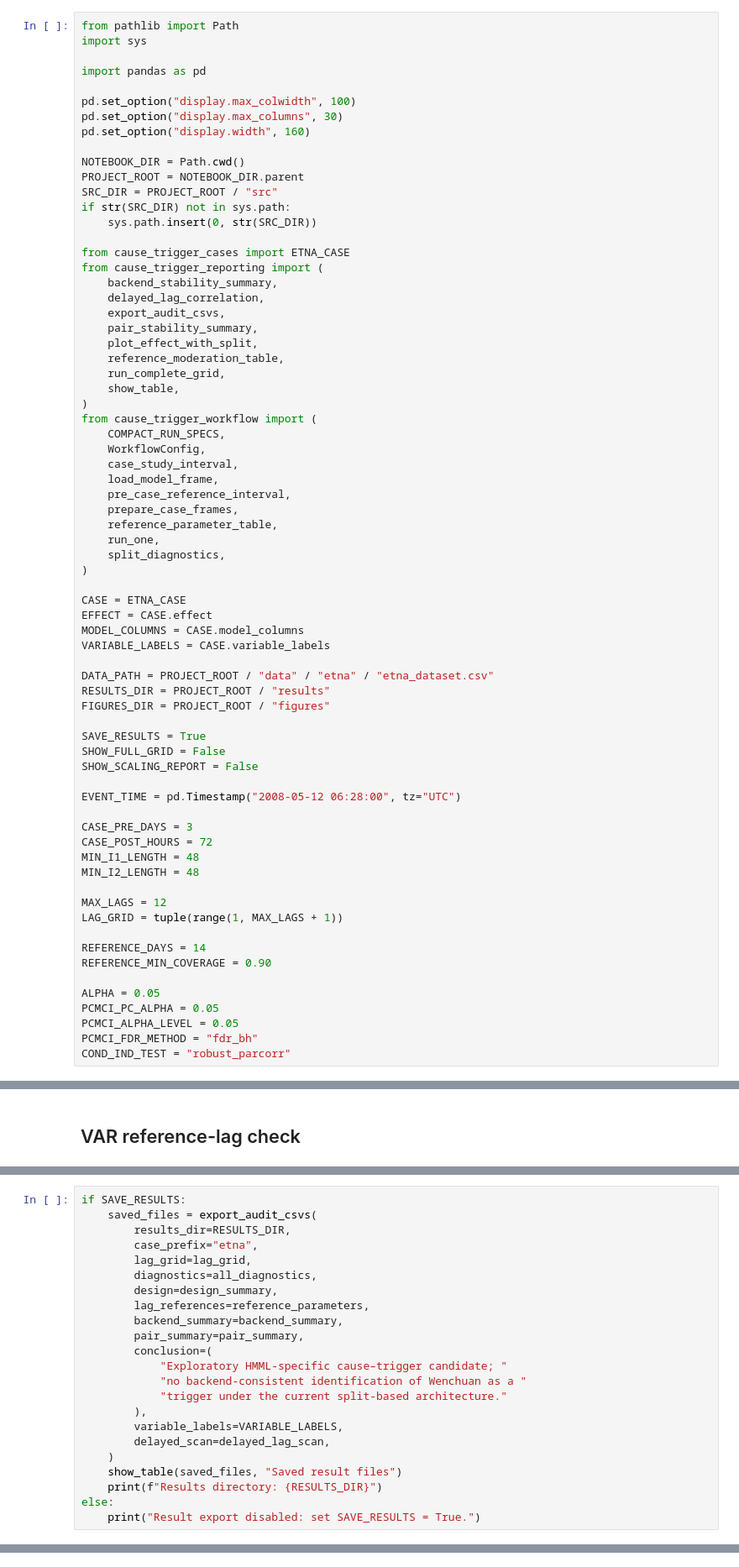
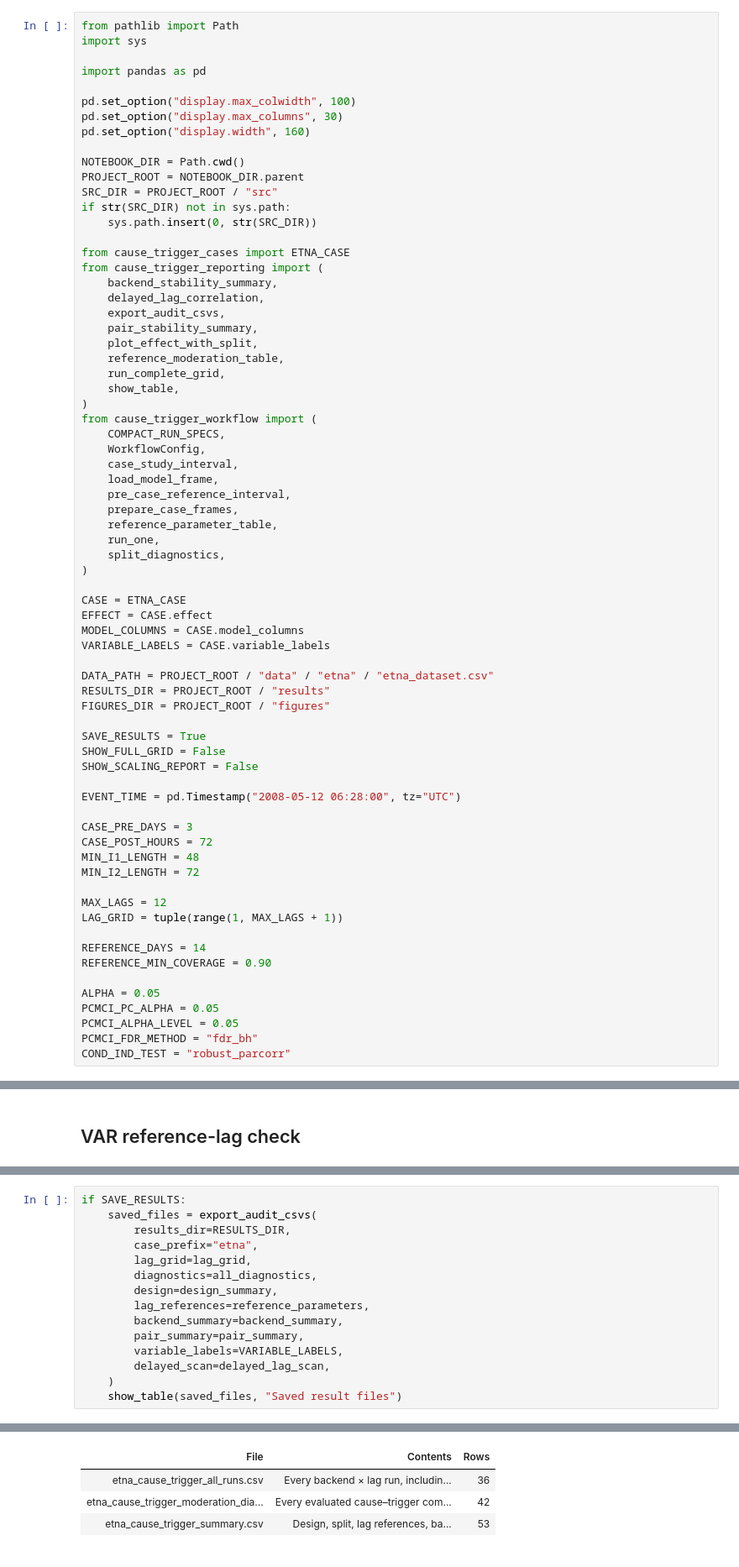
Before and after one commit to alectois/Distinguishing-Causes-and-Triggers-in-Volcanic-and-Seismic-Processes, a Jupyter notebook: notebooks/etna_cause_trigger.ipynb, the cells around one changed output, grey strips where cells are left out. Shown at 84% size. Drawn from its saved outputs; the diff is of its cells as text.

```diff
--- a/notebooks/etna_cause_trigger.ipynb
+++ b/notebooks/etna_cause_trigger.ipynb
@@ -76,7 +76,7 @@ EVENT_TIME = pd.Timestamp("2008-05-12 06:28:00", tz="UTC")
 CASE_PRE_DAYS = 3
 CASE_POST_HOURS = 72
 MIN_I1_LENGTH = 48
-MIN_I2_LENGTH = 48
+MIN_I2_LENGTH = 72
 
 MAX_LAGS = 12
 LAG_GRID = tuple(range(1, MAX_LAGS + 1))
@@ -354,15 +412,8 @@ if SAVE_RESULTS:
         lag_references=reference_parameters,
         backend_summary=backend_summary,
         pair_summary=pair_summary,
-        conclusion=(
-            "Exploratory HMML-specific cause–trigger candidate; "
-            "no backend-consistent identification of Wenchuan as a "
-            "trigger under the current split-based architecture."
-        ),
         variable_labels=VARIABLE_LABELS,
         delayed_scan=delayed_lag_scan,
     )
     show_table(saved_files, "Saved result files")
-    print(f"Results directory: {RESULTS_DIR}")
-else:
-    print("Result export disabled: set SAVE_RESULTS = True.")
+# %% [output]
@@ -368,0 +421,4 @@ else:
+| File | Contents | Rows |
+| etna_cause_trigger_all_runs.csv | Every backend × lag run, includin... | 36 |
+| etna_cause_trigger_moderation_dia... | Every evaluated cause–trigger com... | 42 |
+| etna_cause_trigger_summary.csv | Design, split, lag references, ba... | 53 |
```
Also changed, not shown: parts of 7 cells of this notebook, 17 other files.
